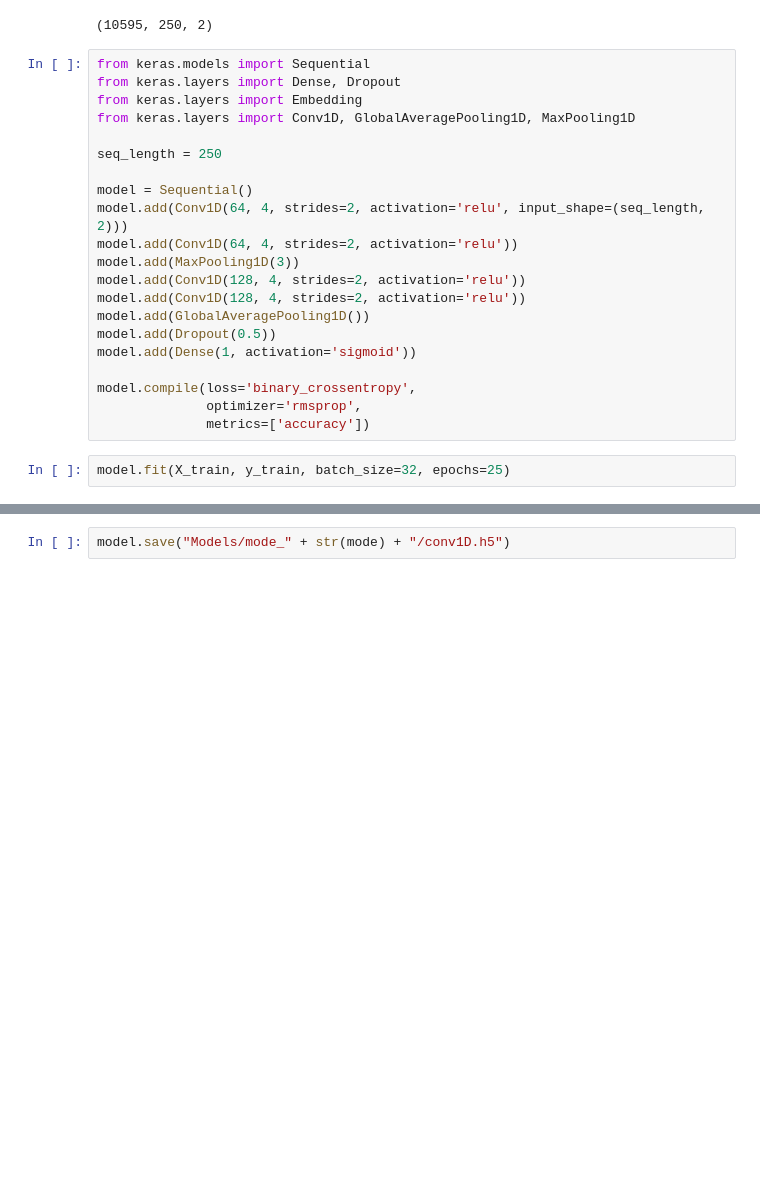
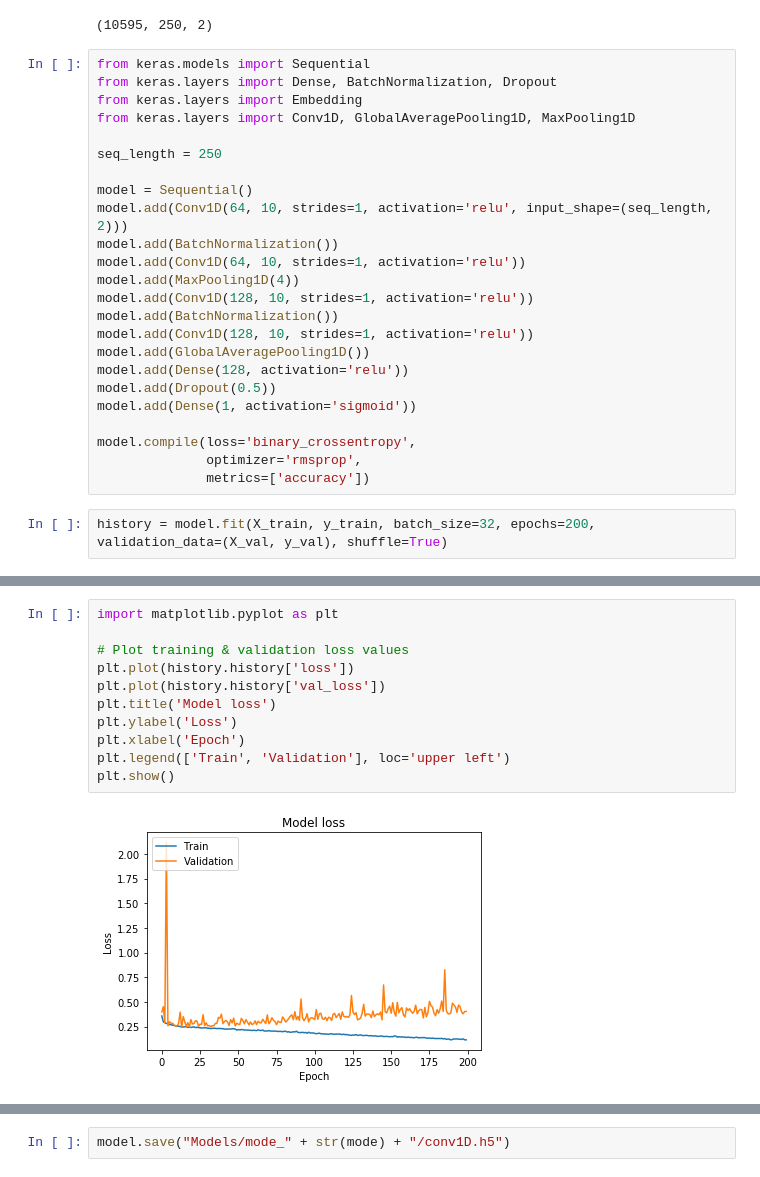
Before and after one commit to francescocicala/Spotting_Asynchronies, a Jupyter notebook: conv.ipynb, the cells around one changed output, grey strips where cells are left out. Drawn from its saved outputs; the diff is of its cells as text; blank space fills up the shorter version.

```diff
--- a/conv.ipynb
+++ b/conv.ipynb
@@ -19,19 +19,22 @@ X_train.shape
 (10595, 250, 2)
 # %%
 from keras.models import Sequential
-from keras.layers import Dense, Dropout
+from keras.layers import Dense, BatchNormalization, Dropout
 from keras.layers import Embedding
 from keras.layers import Conv1D, GlobalAveragePooling1D, MaxPooling1D
 
 seq_length = 250
 
 model = Sequential()
-model.add(Conv1D(64, 4, strides=2, activation='relu', input_shape=(seq_length, 2)))
-model.add(Conv1D(64, 4, strides=2, activation='relu'))
-model.add(MaxPooling1D(3))
-model.add(Conv1D(128, 4, strides=2, activation='relu'))
-model.add(Conv1D(128, 4, strides=2, activation='relu'))
+model.add(Conv1D(64, 10, strides=1, activation='relu', input_shape=(seq_length, 2)))
+model.add(BatchNormalization())
+model.add(Conv1D(64, 10, strides=1, activation='relu'))
+model.add(MaxPooling1D(4))
+model.add(Conv1D(128, 10, strides=1, activation='relu'))
+model.add(BatchNormalization())
+model.add(Conv1D(128, 10, strides=1, activation='relu'))
 model.add(GlobalAveragePooling1D())
+model.add(Dense(128, activation='relu'))
 model.add(Dropout(0.5))
 model.add(Dense(1, activation='sigmoid'))
 
@@ -39,5 +42,5 @@ model.compile(loss='binary_crossentropy',
               optimizer='rmsprop',
               metrics=['accuracy'])
 # %%
-model.fit(X_train, y_train, batch_size=32, epochs=25)
+history = model.fit(X_train, y_train, batch_size=32, epochs=200, validation_data=(X_val, y_val), shuffle=True)
 # %% [output]
@@ -70,3 +72,16 @@ Validation accuracy: 0.9086122602482136
+# %%
+import matplotlib.pyplot as plt
+
+# Plot training & validation loss values
+plt.plot(history.history['loss'])
+plt.plot(history.history['val_loss'])
+plt.title('Model loss')
+plt.ylabel('Loss')
+plt.xlabel('Epoch')
+plt.legend(['Train', 'Validation'], loc='upper left')
+plt.show()
+# %% [output]
+[figure, added]
 # %%
 y_val_predict = (model.predict(X_val) > 0.5).astype(np.uint8)
 
```
Also changed, not shown: parts of 3 cells of this notebook.
